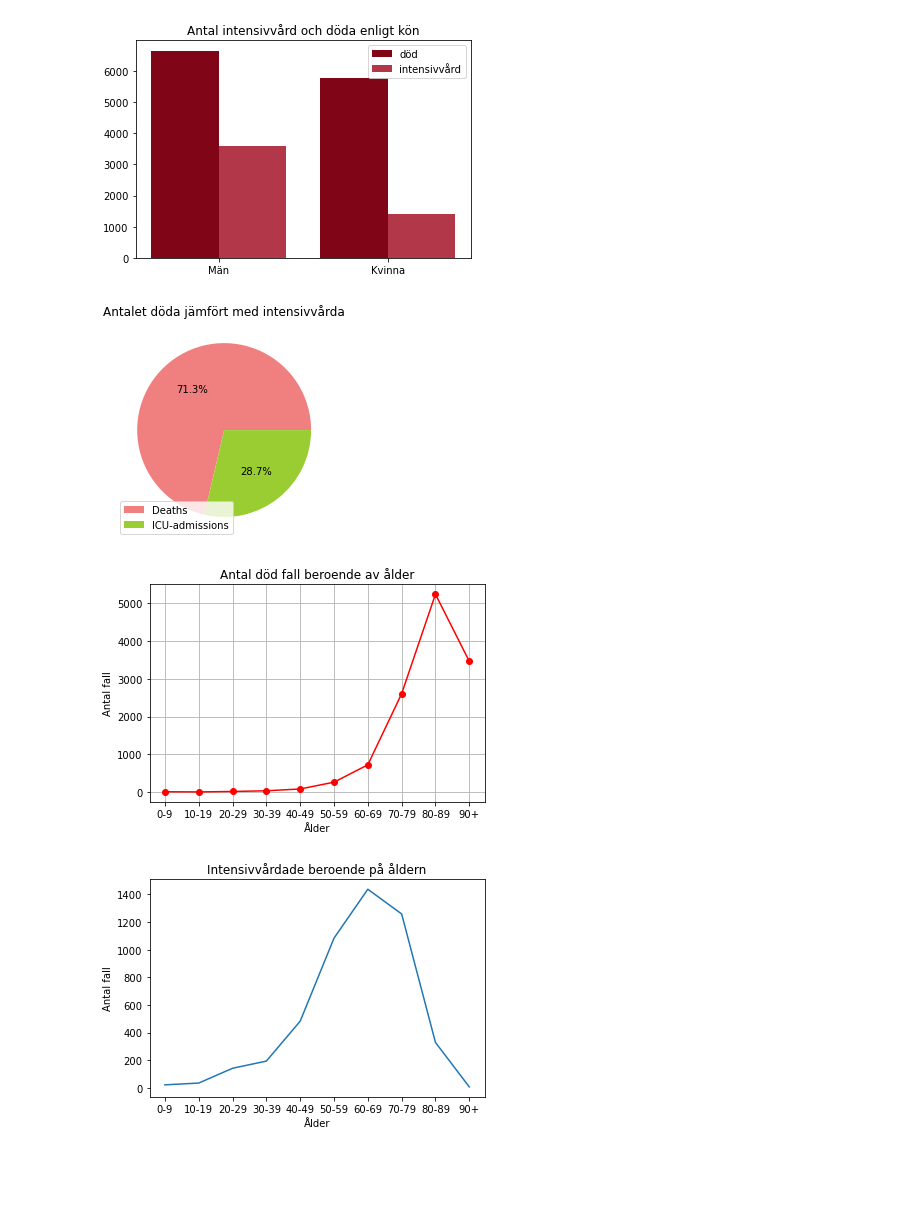
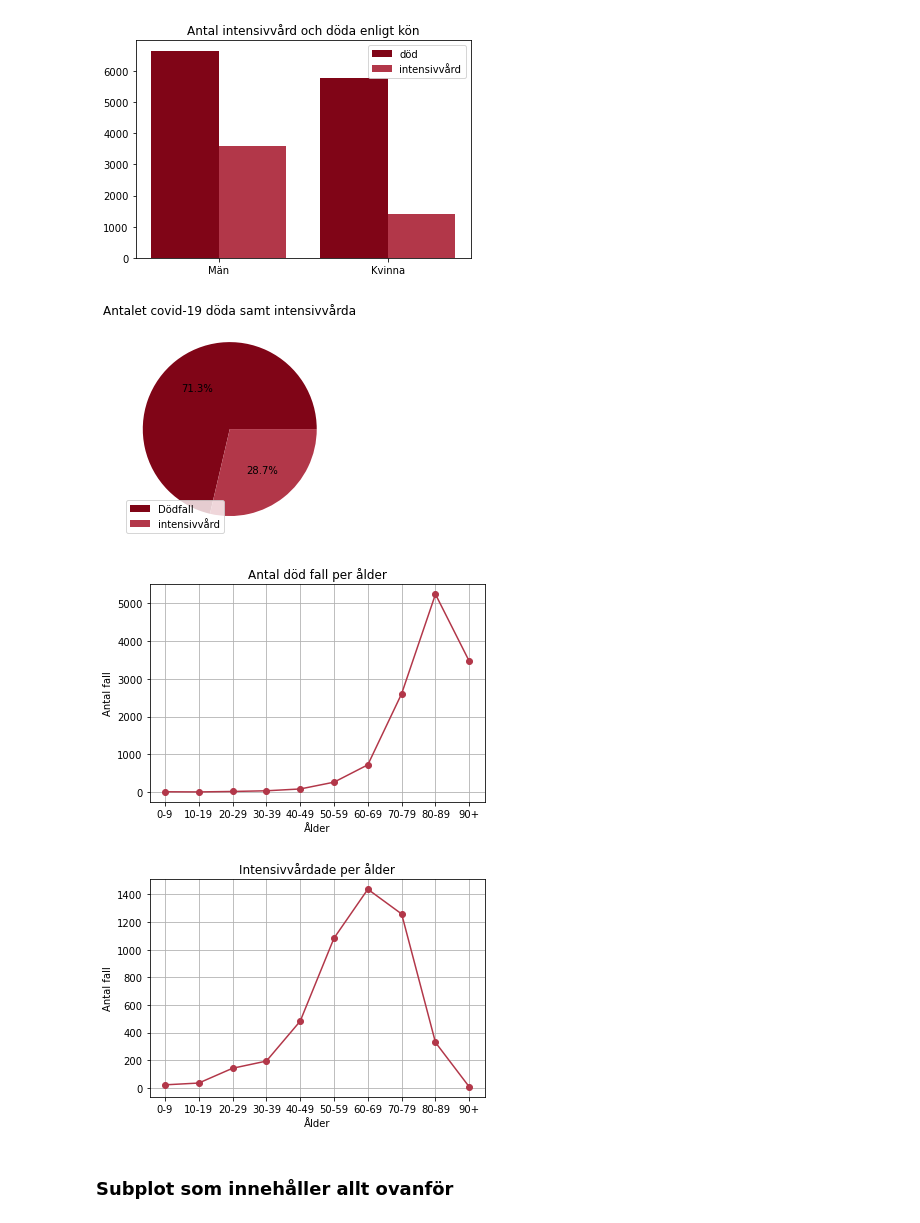
Before and after one commit to Mariam656/Mariam-Zeitouni-TE19C, a Jupyter notebook: Programering 1/project/slut-project.ipynb, the cells around one changed output. Cells and saved outputs as stored; diff of their text form; code cells hidden in the pictures; blank space fills up the shorter version.

```diff
--- a/Programering 1/project/slut-project.ipynb
+++ b/Programering 1/project/slut-project.ipynb
@@ -31,23 +33,23 @@ plt.show()
 # %%
 import pandas as pd
 import matplotlib.pyplot as plt
 df = pd.read_csv("Gender_Data.csv")
 
 
 antal_döda = df["Total_Deaths"].sum()
 antal_intens = df["Total_ICU_Admissions"].sum()
 
-labels = "Deaths", "ICU-admissions"
+labels = "Dödfall", "intensivvård"
 sizes = [antal_döda, antal_intens]
-colors = ["lightcoral", "yellowgreen"]
+colors = ["#800517", "#B23749"]
 
 plt.pie(sizes, colors=colors, autopct="%.1f%%")
 plt.legend(labels, loc= "lower left")
 
-plt.title("Antalet döda jämfört med intensivvårda")
+plt.title("Antalet covid-19 döda samt intensivvårda")
 plt.show()
 # %% [output]
-[figure, old version]
+[figure, new version]
 # %%
 import matplotlib.pyplot as plt
 import pandas as pd
@@ -57,14 +59,14 @@ df = pd.read_csv("National_Total_Deaths_by_Age_Group (1).csv")
 år = df["Age_Group"]
 fall = df["Total_Deaths"]
 
-plt.plot(år, fall, color='red', marker='o')
-plt.title("Antal död fall beroende av ålder")
+plt.plot(år, fall, color='#B23749', marker='o')
+plt.title("Antal död fall per ålder")
 plt.xlabel("Ålder")
 plt.ylabel("Antal fall")
 plt.grid(True)
 plt.show()
 # %% [output]
-[figure, old version]
+[figure, new version]
 # %%
 import matplotlib.pyplot as plt
 import pandas as pd
@@ -73,13 +75,16 @@ df = pd.read_csv("National_Total_Deaths_by_Age_Group (1).csv")
 år = df["Age_Group"]
 fall = df["Total_ICU_Admissions"]
 
-plt.plot(år, fall)
-plt.title("Intensivvårdade beroende på åldern")
+plt.plot(år, fall, color='#B23749', marker='o')
+plt.title("Intensivvårdade per ålder")
 plt.xlabel("Ålder")
 plt.ylabel("Antal fall")
+plt.grid(True)
 plt.show()
 # %% [output]
-[figure, old version]
+[figure, new version]
+# %% [markdown]
+### Subplot som innehåller allt ovanför
 # %%
 import pandas as pd
 import matplotlib.pyplot as plt
```
Also changed, not shown: parts of 6 cells of this notebook, 2 other files.
